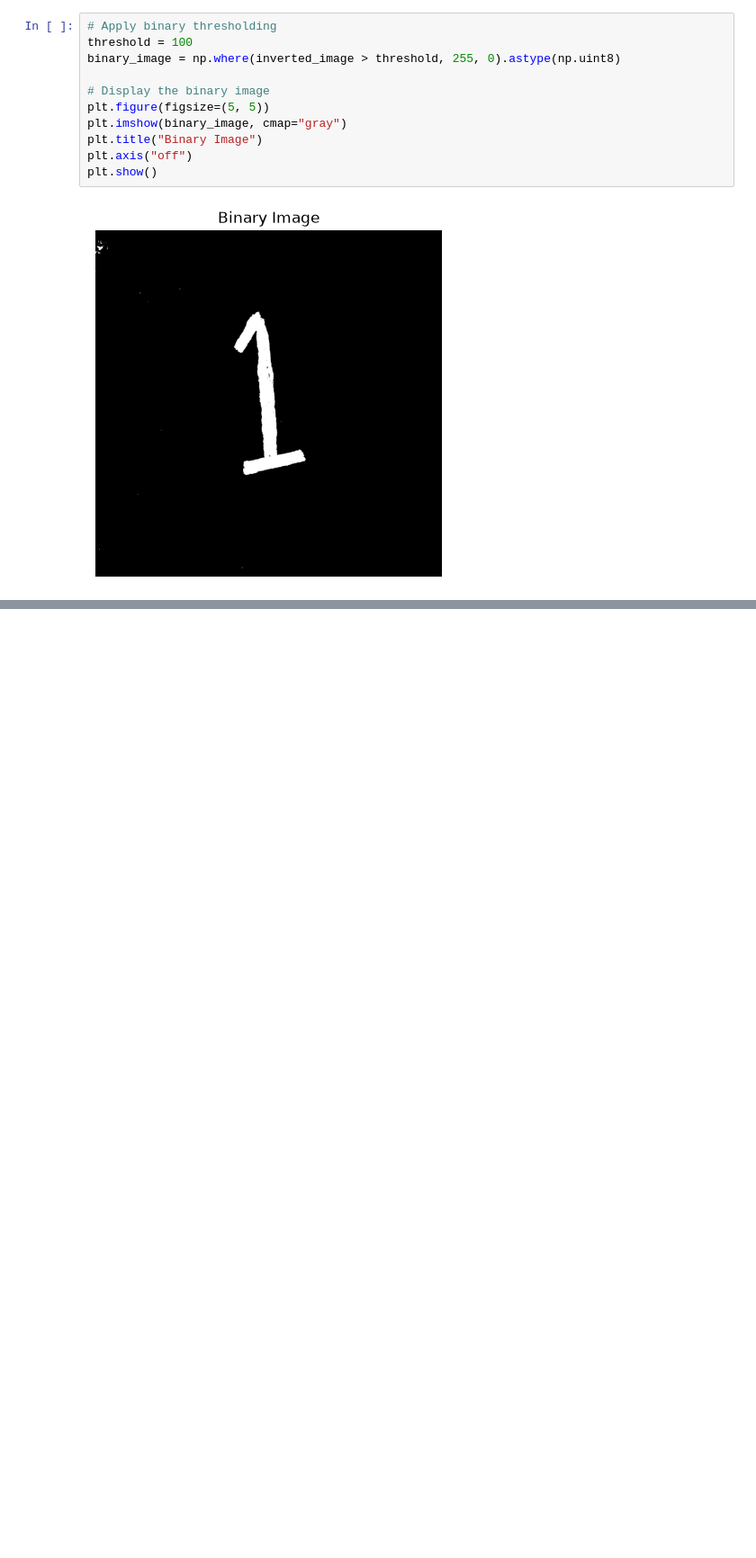
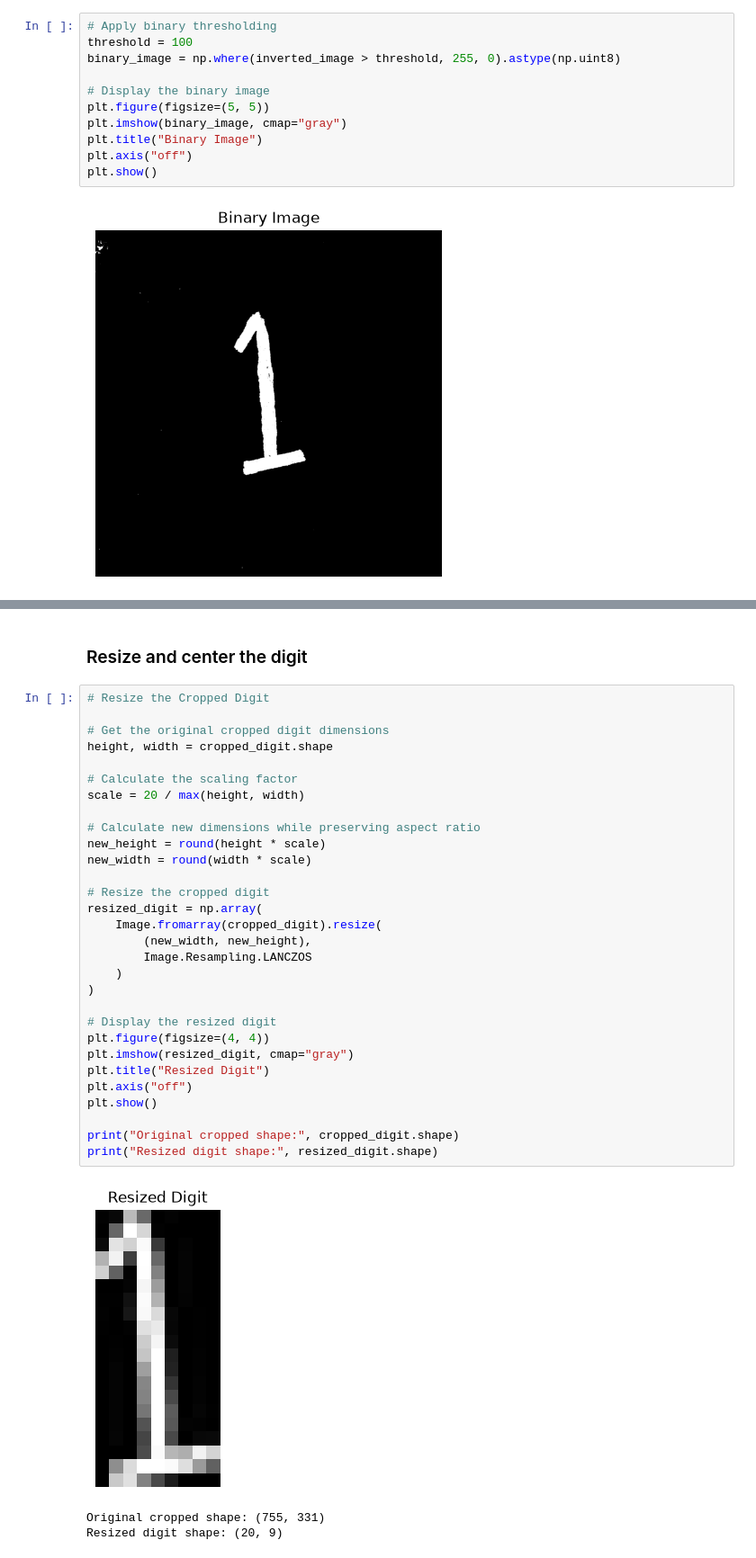
Before and after one commit to mtalhaimran104/deep-learning-journey, a Jupyter notebook: 00_projects/02_mnist_digit_recognition/digit_recognition.ipynb, the cells around one changed output, grey strips where cells are left out. Shown at 90% size. Drawn from its saved outputs; the diff is of its cells as text; blank space fills up the shorter version.

```diff
--- a/00_projects/02_mnist_digit_recognition/digit_recognition.ipynb
+++ b/00_projects/02_mnist_digit_recognition/digit_recognition.ipynb
@@ -144,0 +151,36 @@ Cropped digit shape: (1511, 971)
+# %% [markdown]
+### Resize and center the digit
+# %%
+# Resize the Cropped Digit
+
+# Get the original cropped digit dimensions
+height, width = cropped_digit.shape
+
+# Calculate the scaling factor
+scale = 20 / max(height, width)
+
+# Calculate new dimensions while preserving aspect ratio
+new_height = round(height * scale)
+new_width = round(width * scale)
+
+# Resize the cropped digit
+resized_digit = np.array(
+    Image.fromarray(cropped_digit).resize(
+        (new_width, new_height),
+        Image.Resampling.LANCZOS
+    )
+)
+
+# Display the resized digit
+plt.figure(figsize=(4, 4))
+plt.imshow(resized_digit, cmap="gray")
+plt.title("Resized Digit")
+plt.axis("off")
+plt.show()
+
+print("Original cropped shape:", cropped_digit.shape)
+print("Resized digit shape:", resized_digit.shape)
+# %% [output]
+[figure, added]
+Original cropped shape: (755, 331)
+Resized digit shape: (20, 9)
```
Also changed, not shown: parts of 27 cells of this notebook, 2 other files.
